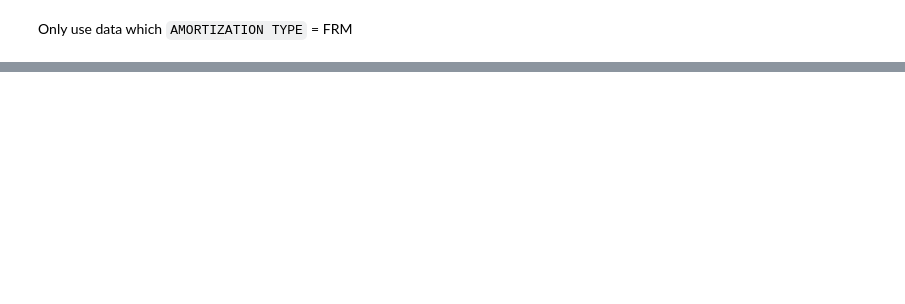
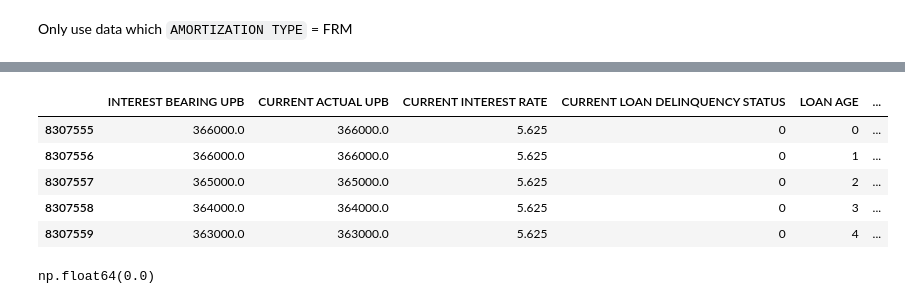
Before and after one commit to divija-rao/MBS_RiskManagement, a Jupyter notebook: PSA_model.ipynb, the cells around one changed output, grey strips where cells are left out. Saved outputs shown, nothing was run; the diff lists cells and outputs as text; code cells hidden in the pictures; blank space fills up the shorter version.

```diff
--- a/PSA_model.ipynb
+++ b/PSA_model.ipynb
@@ -197,0 +358,3 @@ find_amortization_payment(8, 82000, 360)
+# %%
+df_out = compute_smm_cpr_by_row(df_FRM)
+df_out.tail()
@@ -197,0 +368,13 @@ find_amortization_payment(8, 82000, 360)
+# %%
+df_out.tail()
+# %% [output]
+|  | INTEREST BEARING UPB | CURRENT ACTUAL UPB | CURRENT INTEREST RATE | CURRENT LOAN DELINQUENCY STATUS | LOAN AGE | ... |
+| 8307555 | 366000.0 | 366000.0 | 5.625 | 0 | 0 | ... |
+| 8307556 | 366000.0 | 366000.0 | 5.625 | 0 | 1 | ... |
+| 8307557 | 365000.0 | 365000.0 | 5.625 | 0 | 2 | ... |
+| 8307558 | 364000.0 | 364000.0 | 5.625 | 0 | 3 | ... |
+| 8307559 | 363000.0 | 363000.0 | 5.625 | 0 | 4 | ... |
+# %%
+df_out["SCHEDULED_PRIN"].sum()
+# %% [output]
+np.float64(0.0)
```
Also changed, not shown: parts of 12 cells of this notebook.
